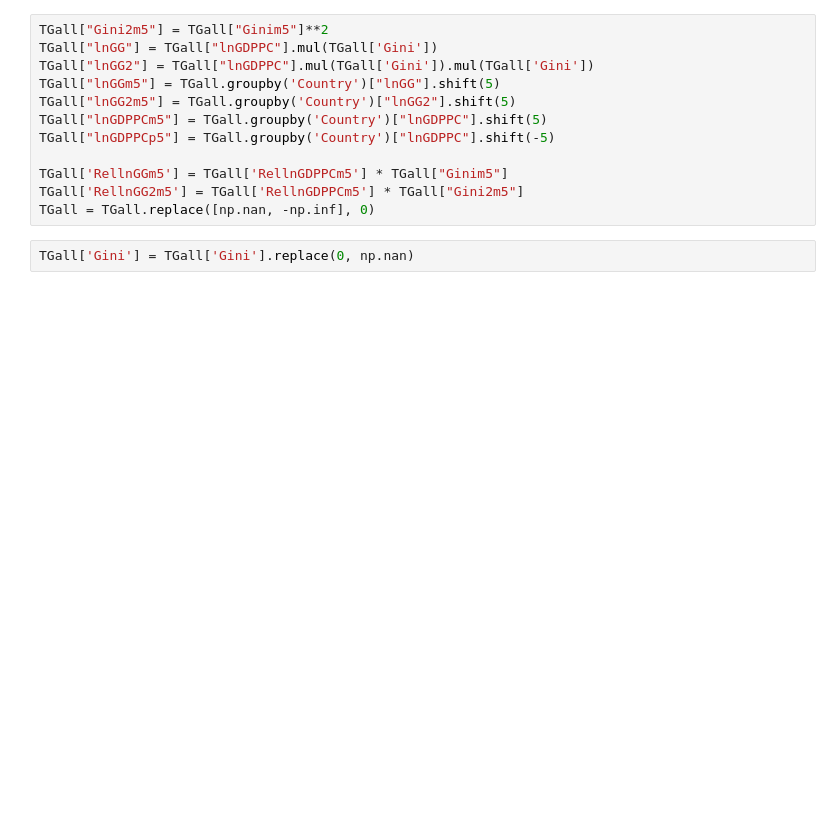
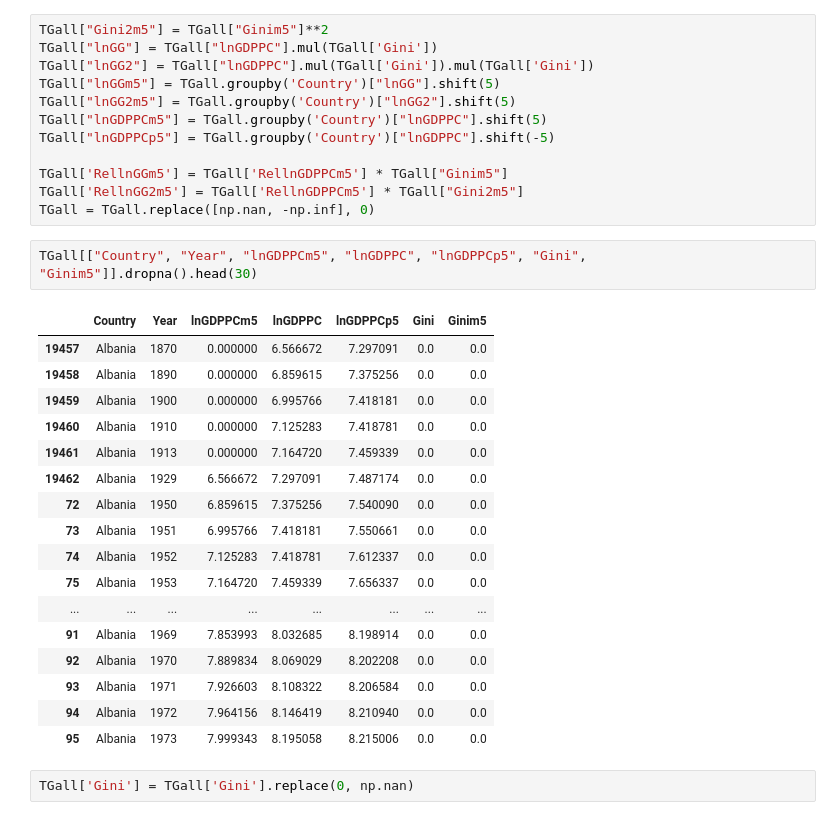
Before and after one commit to JTayMilli/GonGrowth, a Jupyter notebook: Data Processing.ipynb, the cells around one changed output. Drawn from its saved outputs; the diff is of its cells as text; blank space fills up the shorter version.

```diff
--- a/Data Processing.ipynb
+++ b/Data Processing.ipynb
@@ -413,6 +417,26 @@ TGall["lnGDPPCp5"] = TGall.groupby('Country')["lnGDPPC"].shift(-5)
 TGall['RellnGGm5'] = TGall['RellnGDPPCm5'] * TGall["Ginim5"]
 TGall['RellnGG2m5'] = TGall['RellnGDPPCm5'] * TGall["Gini2m5"]
 TGall = TGall.replace([np.nan, -np.inf], 0)
+# %%
+TGall[["Country", "Year", "lnGDPPCm5", "lnGDPPC", "lnGDPPCp5", "Gini", "Ginim5"]].dropna().head(30)
+# %% [output]
+|  | Country | Year | lnGDPPCm5 | lnGDPPC | lnGDPPCp5 | Gini | Ginim5 |
+| 19457 | Albania | 1870 | 0.000000 | 6.566672 | 7.297091 | 0.0 | 0.0 |
+| 19458 | Albania | 1890 | 0.000000 | 6.859615 | 7.375256 | 0.0 | 0.0 |
+| 19459 | Albania | 1900 | 0.000000 | 6.995766 | 7.418181 | 0.0 | 0.0 |
+| 19460 | Albania | 1910 | 0.000000 | 7.125283 | 7.418781 | 0.0 | 0.0 |
+| 19461 | Albania | 1913 | 0.000000 | 7.164720 | 7.459339 | 0.0 | 0.0 |
+| 19462 | Albania | 1929 | 6.566672 | 7.297091 | 7.487174 | 0.0 | 0.0 |
+| 72 | Albania | 1950 | 6.859615 | 7.375256 | 7.540090 | 0.0 | 0.0 |
+| 73 | Albania | 1951 | 6.995766 | 7.418181 | 7.550661 | 0.0 | 0.0 |
+| 74 | Albania | 1952 | 7.125283 | 7.418781 | 7.612337 | 0.0 | 0.0 |
+| 75 | Albania | 1953 | 7.164720 | 7.459339 | 7.656337 | 0.0 | 0.0 |
+| ... | ... | ... | ... | ... | ... | ... | ... |
+| 91 | Albania | 1969 | 7.853993 | 8.032685 | 8.198914 | 0.0 | 0.0 |
+| 92 | Albania | 1970 | 7.889834 | 8.069029 | 8.202208 | 0.0 | 0.0 |
+| 93 | Albania | 1971 | 7.926603 | 8.108322 | 8.206584 | 0.0 | 0.0 |
+| 94 | Albania | 1972 | 7.964156 | 8.146419 | 8.210940 | 0.0 | 0.0 |
+| 95 | Albania | 1973 | 7.999343 | 8.195058 | 8.215006 | 0.0 | 0.0 |
 # %%
 TGall['Gini'] = TGall['Gini'].replace(0, np.nan)
 # %%
```
Also changed, not shown: parts of 14 cells of this notebook, 9 other files.
